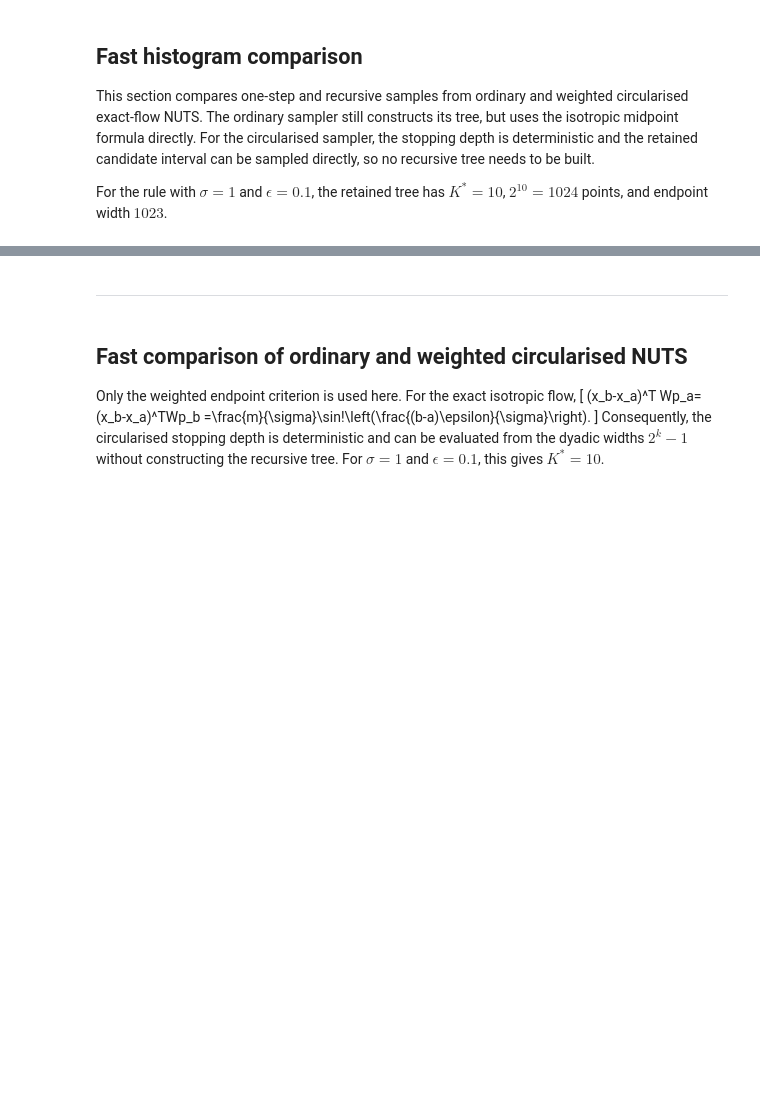
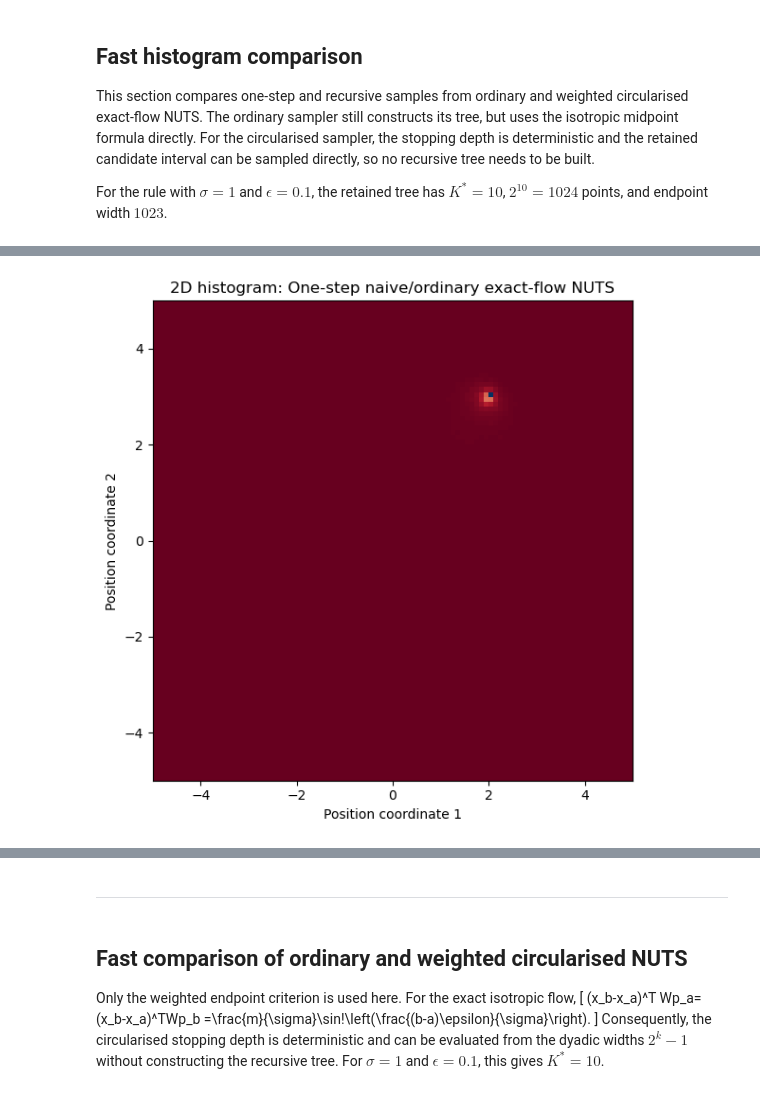
Before and after one commit to PZhou114/NUTS_simulation, a Jupyter notebook: weighted_circularisation_NUTS_optimised.ipynb, the cells around one changed output, grey strips where cells are left out. Cells and saved outputs as stored; diff of their text form; code cells hidden in the pictures; blank space fills up the shorter version.

```diff
--- a/weighted_circularisation_NUTS_optimised.ipynb
+++ b/weighted_circularisation_NUTS_optimised.ipynb
@@ -2026,0 +2019,97 @@ Circularised: 0.008 seconds
+# %%
+RUN_SAMPLING_DIAGNOSTICS = True
+RUN_SPEED_BENCHMARK = False
+
+naive_para = {
+    "A": None,
+    "Sigma": np.eye(2),
+    "epsilon": 0.099,
+}
+
+circ_para = {
+    "d": 2,
+    "sigma": 1.0,
+    "epsilon": 0.099,
+    "m": 1.0,
+    "eta": 1.0,
+}
+
+x0 = np.array([2.0, 3.0])
+n_samples = int(1e5)
+
+if RUN_SAMPLING_DIAGNOSTICS:
+    x0_hist = x0
+
+    one_step_result = plot_sampler_eval(
+        focus="1-step",
+        x0=x0_hist,
+        naive_para=naive_para,
+        circ_para=circ_para,
+        n_samples=n_samples,
+        burn_in=0,
+        plot_range=((-5, 5), (-5, 5)),
+        max_depth=20,
+        bins=100,
+        plot_histogram=True,
+        plot_kde=True,
+        kde_max_points=10000,
+        kde_levels=25,
+        kde_bw_adjust=1.2,
+        kde_thresh=0.02,
+        kde_gridsize=250,
+        kde_cut=3,
+        seed=0,
+    )
+
+    # full_result = plot_sampler_eval(
+    #     focus="full",
+    #     x0=x0_hist,
+    #     naive_para=naive_para,
+    #     circ_para=circ_para,
+    #     n_samples=n_samples,
+    #     burn_in=0,
+    #     plot_range=((-5, 5), (-5, 5)),
+    #     max_depth=20,
+    #     bins=100,
+    #     plot_histogram=True,
+    #     plot_kde=True,
+    #     kde_max_points=10000,
+    #     kde_levels=25,
+    #     kde_bw_adjust=1.2,
+    #     kde_thresh=0.02,
+    #     kde_gridsize=250,
+    #     kde_cut=3,
+    #     seed=1,
+    # )
+
+if RUN_SPEED_BENCHMARK:
+    from time import perf_counter
+
+    x0_benchmark = x0
+
+    start = perf_counter()
+    _ = sample_naive_histogram(
+        focus="1-step",
+        x0=x0_benchmark,
+        n_samples=n_samples,
+        sigma=1.0,
+        epsilon=0.099,
+        seed=0,
+    )
+    naive_seconds = perf_counter() - start
+
+    start = perf_counter()
+    _, _ = sample_circularised_histogram(
+        focus="1-step",
+        x0=x0_benchmark,
+        n_samples=n_samples,
+        sigma=1.0,
+        epsilon=0.099,
+        seed=1,
+    )
+    circular_seconds = perf_counter() - start
+
+    print(f"Naive: {naive_seconds:.3f} seconds")
+    print(f"Circularised: {circular_seconds:.3f} seconds")
+# %% [output]
+[figure, added]
```
Also changed, not shown: parts of 9 cells of this notebook.
